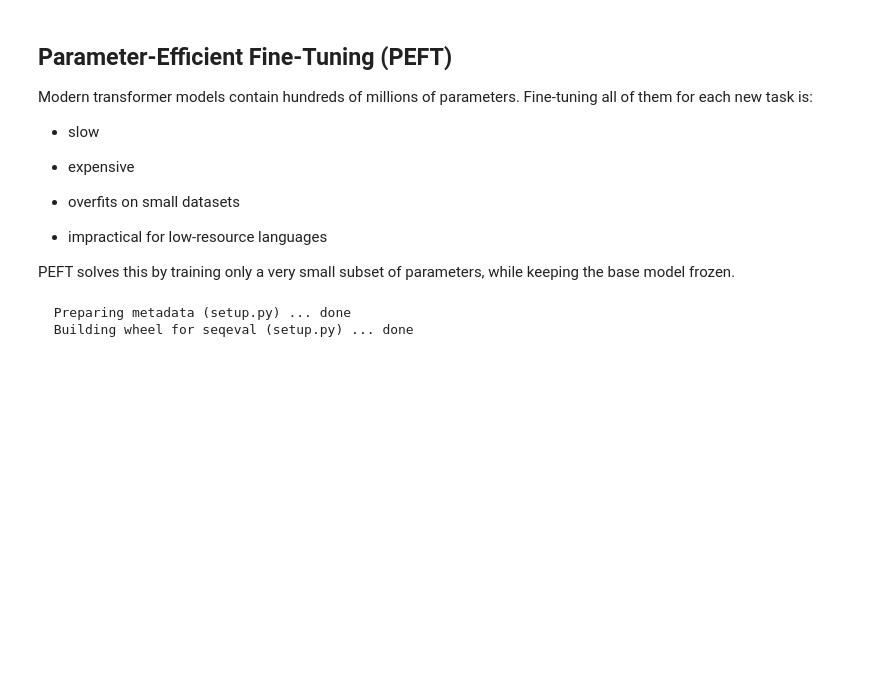
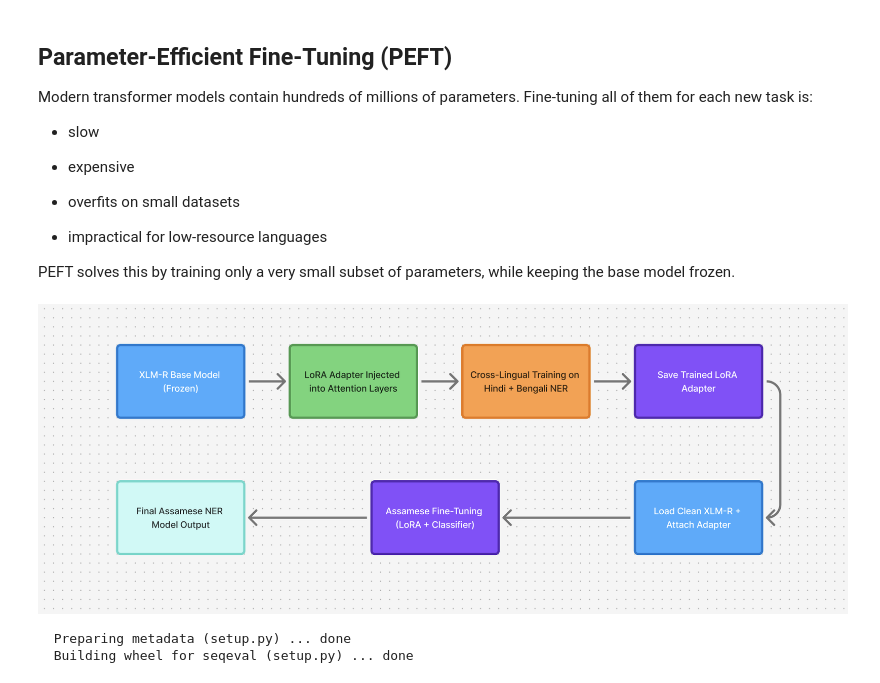
Before and after one commit to Jeynang2024/-LoRA-Powered-Cross-Lingual-NER-for-Assamese, a Jupyter notebook: notebook_git (1).ipynb, the cells around one changed output. Drawn from its saved outputs; the diff is of its cells as text; code cells hidden in the pictures; blank space fills up the shorter version.

```diff
--- a/notebook_git (1).ipynb
+++ b/notebook_git (1).ipynb
@@ -39,6 +39,11 @@ Fine-tuning all of them for each new task is:
 - impractical for low-resource languages
 
 PEFT solves this by training only a very small subset of parameters, while keeping the base model frozen.
+# %%
+from IPython.display import Image, display
+display(Image('/content/diagram.png'))
+# %% [output]
+[figure, added]
 # %%
 !pip install -q transformers datasets seqeval peft accelerate  evaluate
 # %% [output]
```
Also changed, not shown: parts of 1 cell of this notebook.
